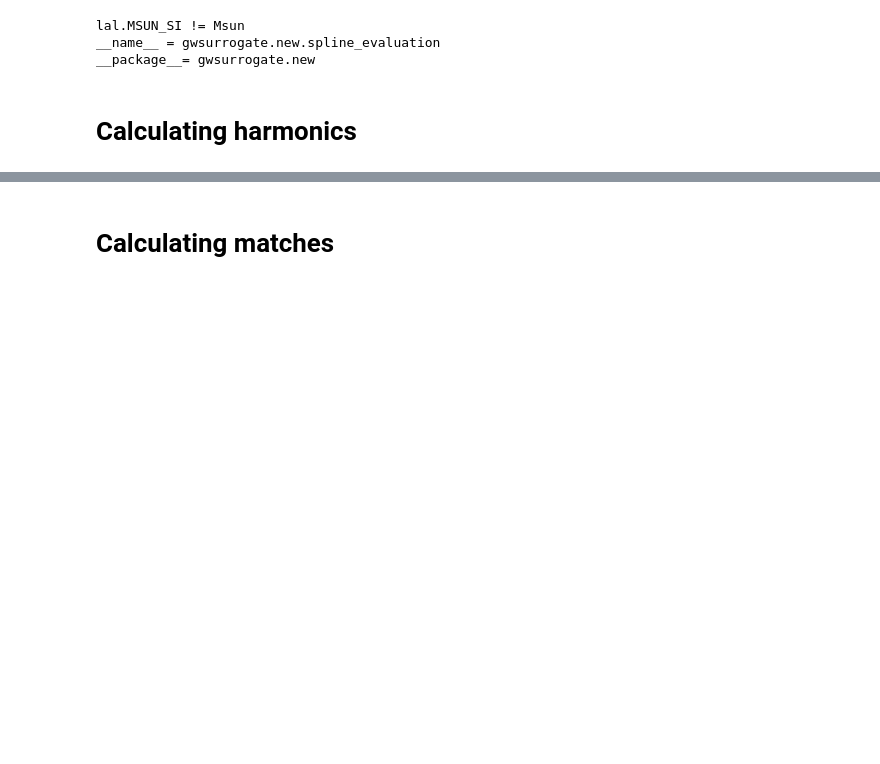
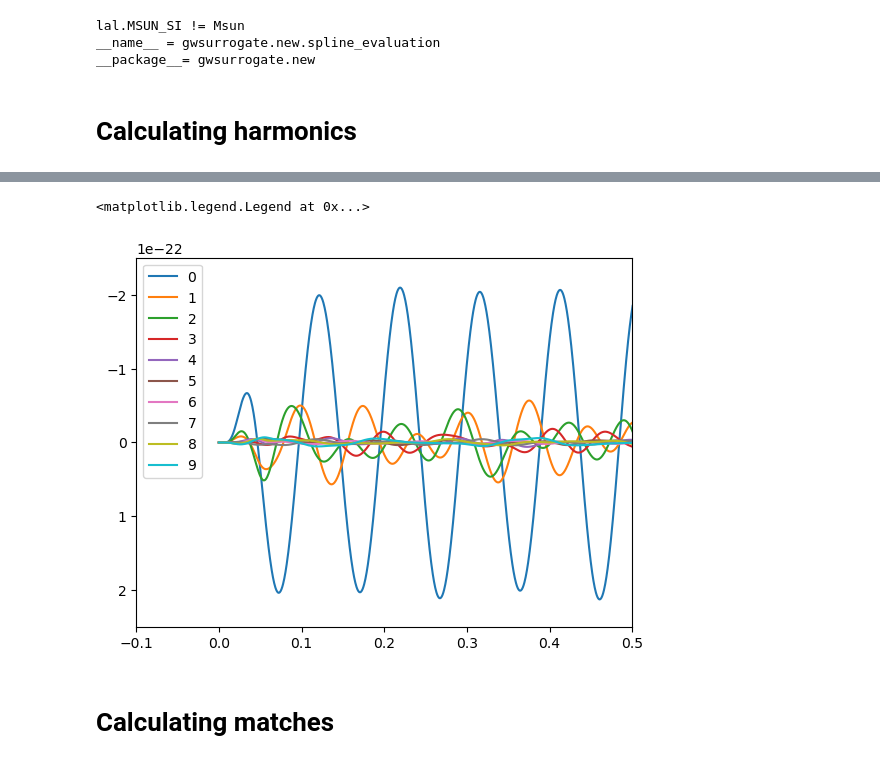
Before and after one commit to BenGPatterson/EccentricPrecession, a Jupyter notebook: seobnrpe_method.ipynb, the cells around one changed output, grey strips where cells are left out. Cells and saved outputs as stored; diff of their text form; code cells hidden in the pictures; blank space fills up the shorter version.

```diff
--- a/seobnrpe_method.ipynb
+++ b/seobnrpe_method.ipynb
@@ -143,3 +140,17 @@ plt.xlim(-0.1, 0.5)
+# %%
+# Generate harmonics
+all_wfs = get_h_seobnrpe([1]*10, 10, 0.073, chirp2total(23.97979764, 2), 2, 2048)
+h_wfs = all_wfs[1:11]
+
+# Plot harmonics
+for i, wf in enumerate(h_wfs):
+        plt.plot(wf.sample_times, wf, c=f'C{i}', label=i)
+plt.ylim(0.25e-21, -0.25e-21)
+plt.xlim(-0.1, 0.5)
+plt.legend()
+# %% [output]
+<matplotlib.legend.Legend at 0x...>
+[figure, added]
 # %% [markdown]
 # Calculating matches
 # %%
```
Also changed, not shown: parts of 5 cells of this notebook, 1 other file.
